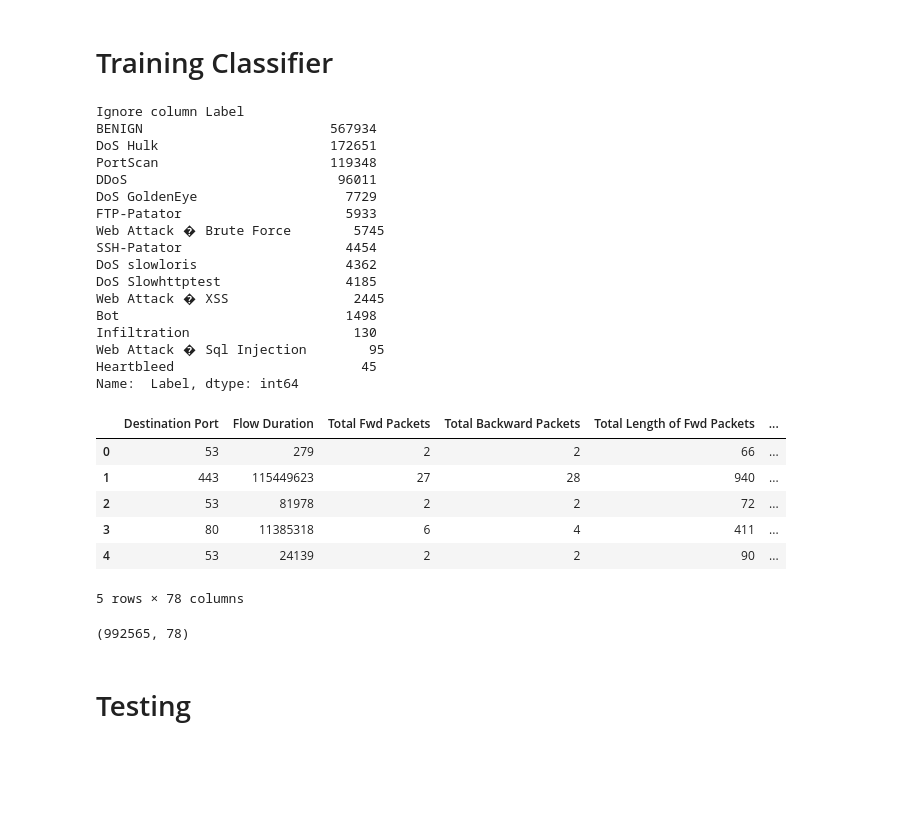
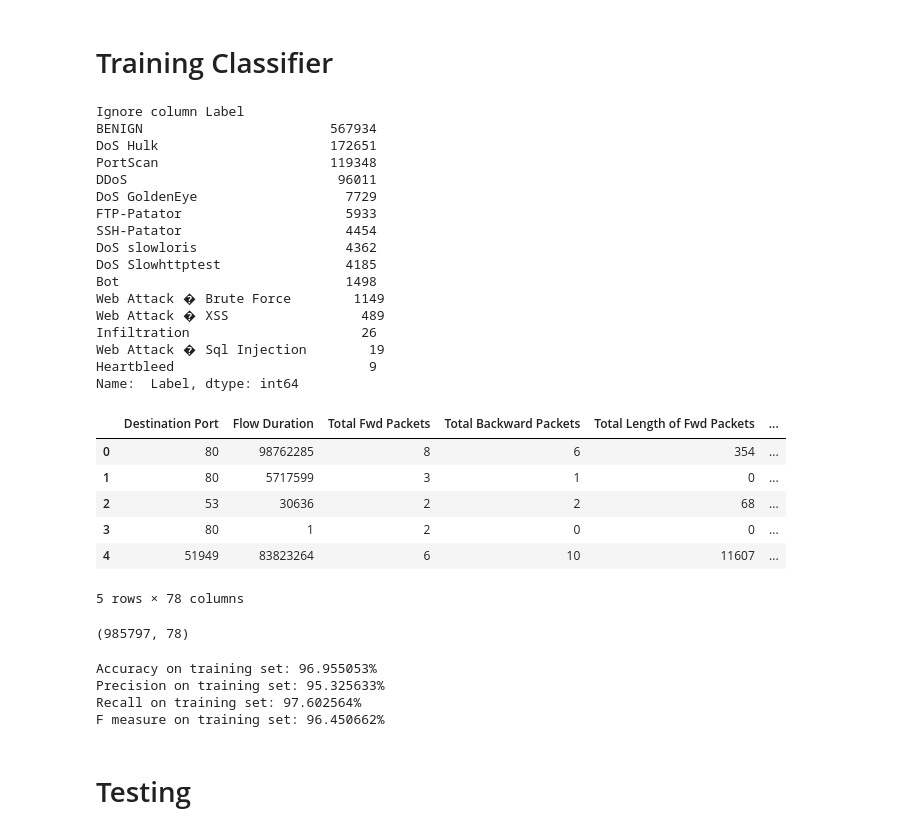
Before and after one commit to CyBearStudio/NeuralNetworkNSL-KDD, a Jupyter notebook: NeuralNetworks.ipynb, the cells around one changed output. Cells and saved outputs as stored; diff of their text form; code cells hidden in the pictures; blank space fills up the shorter version.

```diff
--- a/NeuralNetworks.ipynb
+++ b/NeuralNetworks.ipynb
@@ -209,42 +211,47 @@ def test_clf(test_data, test_labels, clf):
 # %% [markdown]
 # Training Classifier
 # %%
-train_data, train_labels = load_data('train_reduced_IDS2017.csv', bal = True)
+train_data, train_labels = load_data('train_reduced_IDS2017.csv')
 train_data.head()
 # %% [output]
 Ignore column Label
 BENIGN                        567934
 DoS Hulk                      172651
 PortScan                      119348
 DDoS                           96011
 DoS GoldenEye                   7729
 FTP-Patator                     5933
-Web Attack � Brute Force        5745
 SSH-Patator                     4454
 DoS slowloris                   4362
 DoS Slowhttptest                4185
-Web Attack � XSS                2445
 Bot                             1498
-Infiltration                     130
-Web Attack � Sql Injection        95
-Heartbleed                        45
+Web Attack � Brute Force        1149
+Web Attack � XSS                 489
+Infiltration                      26
+Web Attack � Sql Injection        19
+Heartbleed                         9
 Name:  Label, dtype: int64
 |  | Destination Port | Flow Duration | Total Fwd Packets | Total Backward Packets | Total Length of Fwd Packets | ... |
-| 0 | 53 | 279 | 2 | 2 | 66 | ... |
-| 1 | 443 | 115449623 | 27 | 28 | 940 | ... |
-| 2 | 53 | 81978 | 2 | 2 | 72 | ... |
-| 3 | 80 | 11385318 | 6 | 4 | 411 | ... |
-| 4 | 53 | 24139 | 2 | 2 | 90 | ... |
+| 0 | 80 | 98762285 | 8 | 6 | 354 | ... |
+| 1 | 80 | 5717599 | 3 | 1 | 0 | ... |
+| 2 | 53 | 30636 | 2 | 2 | 68 | ... |
+| 3 | 80 | 1 | 2 | 0 | 0 | ... |
+| 4 | 51949 | 83823264 | 6 | 10 | 11607 | ... |
 5 rows × 78 columns
 # %%
 print(train_data.shape)
 # %% [output]
-(992565, 78)
+(985797, 78)
 # %%
 #Following line to train on a smaller dataset:
 #train_data, train_labels = train_data[::5] , train_labels[::5]
 
 clf = train_clf(train_data, train_labels)
+# %% [output]
+Accuracy on training set: 96.955053%
+Precision on training set: 95.325633%
+Recall on training set: 97.602564%
+F measure on training set: 96.450662%
 # %% [markdown]
 # Testing
 # %%
```
Also changed, not shown: parts of 8 cells of this notebook, 1 other file.
